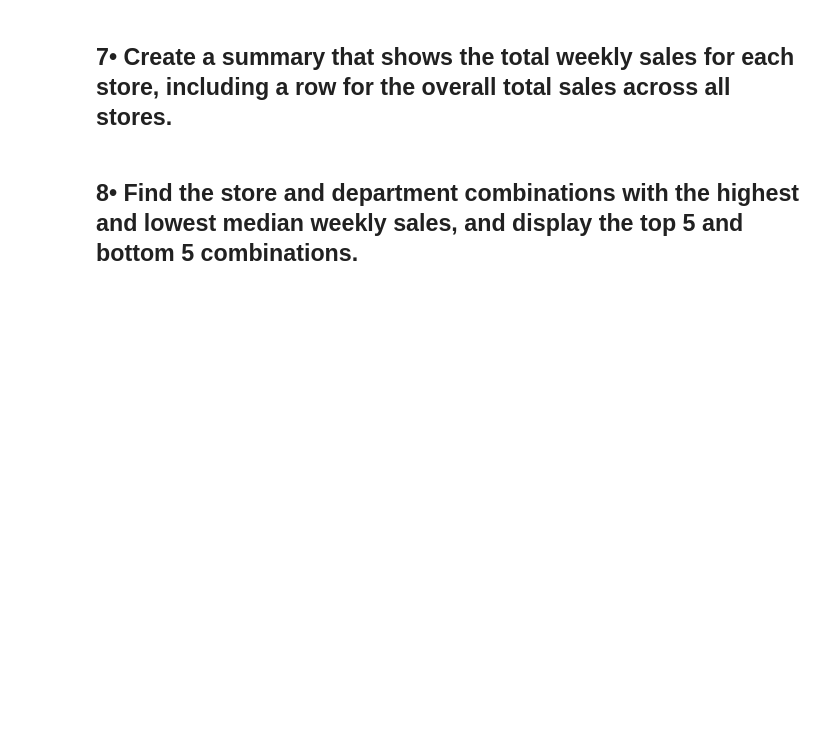
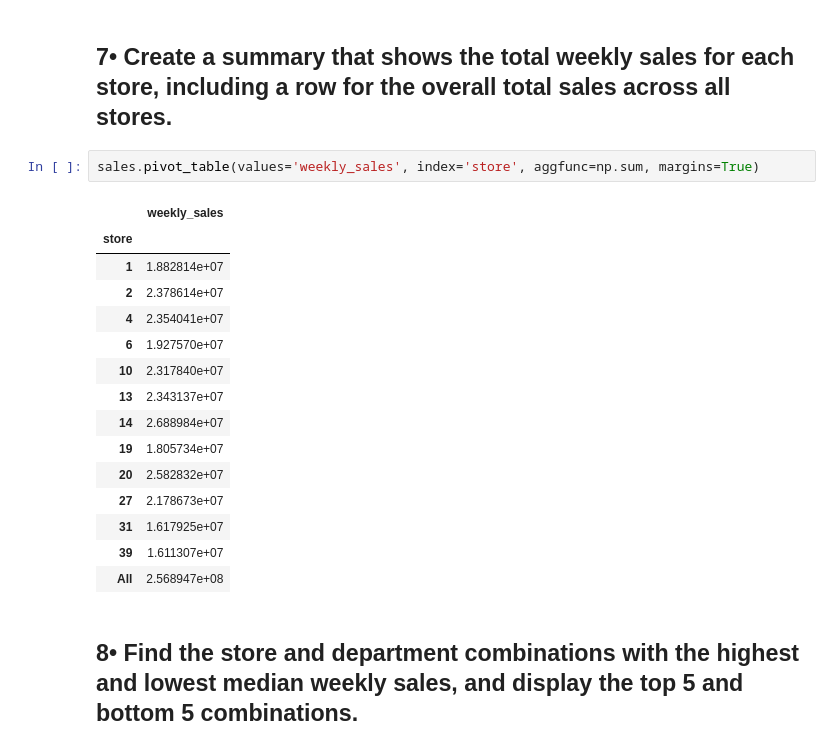
Before and after one commit to S827/python-programs, a Jupyter notebook: EDAPractice/DMWithPandas/CH2_AggregatingDataFrames/aggregating_Dataframes.ipynb, the cells around one changed output. Cells and saved outputs as stored; diff of their text form; blank space fills up the shorter version.

Commit message:
added problem 7 solution of agg dataframes test set

```diff
--- a/EDAPractice/DMWithPandas/CH2_AggregatingDataFrames/aggregating_Dataframes.ipynb
+++ b/EDAPractice/DMWithPandas/CH2_AggregatingDataFrames/aggregating_Dataframes.ipynb
@@ -251,6 +251,24 @@ sales.groupby(['store', 'is_holiday'])['weekly_sales'].agg([np.sum, np.mean])
 |  | True | 702.96 | 175.740000 |
 # %% [markdown]
 ## 7•  Create a summary that shows the total weekly sales for each store, including a row for the overall total sales across all stores.
+# %%
+sales.pivot_table(values='weekly_sales', index='store', aggfunc=np.sum, margins=True)
+# %% [output]
+|  | weekly_sales |
+| store |  |
+| 1 | 1.882814e+07 |
+| 2 | 2.378614e+07 |
+| 4 | 2.354041e+07 |
+| 6 | 1.927570e+07 |
+| 10 | 2.317840e+07 |
+| 13 | 2.343137e+07 |
+| 14 | 2.688984e+07 |
+| 19 | 1.805734e+07 |
+| 20 | 2.582832e+07 |
+| 27 | 2.178673e+07 |
+| 31 | 1.617925e+07 |
+| 39 | 1.611307e+07 |
+| All | 2.568947e+08 |
 # %% [markdown]
 ## 8•  Find the store and department combinations with the highest and lowest median weekly sales, and display the top 5 and bottom 5 combinations.
 # %% [markdown]
```
